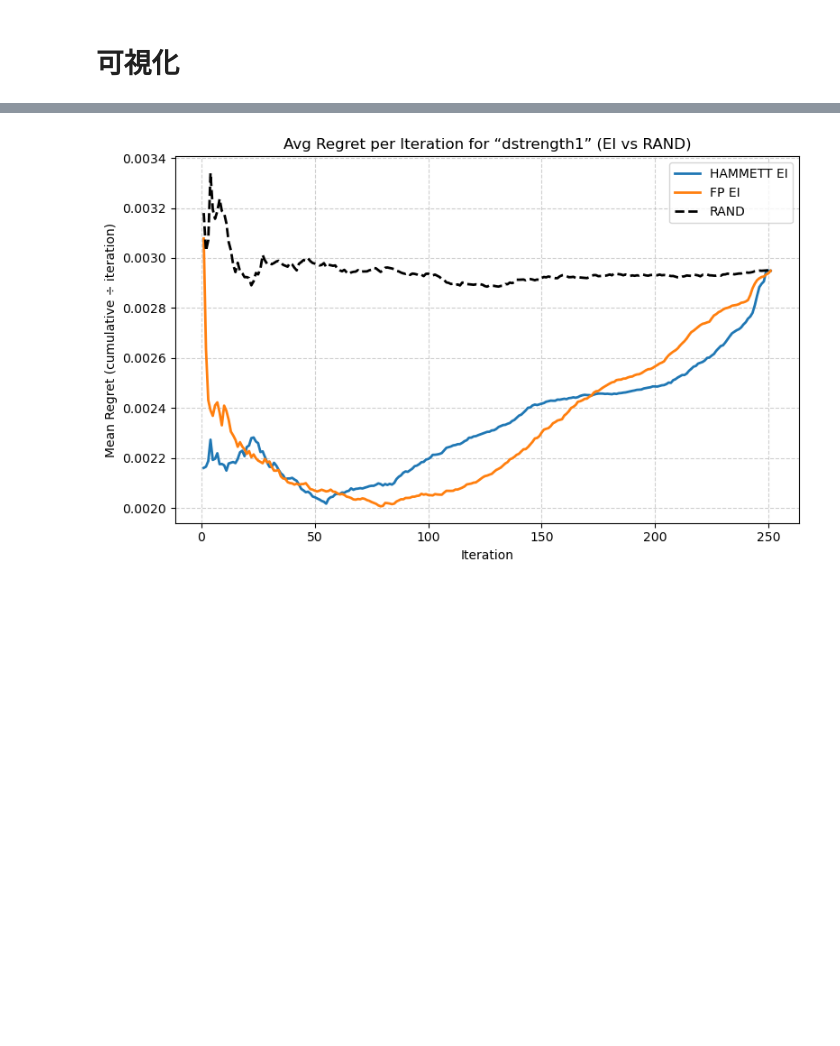
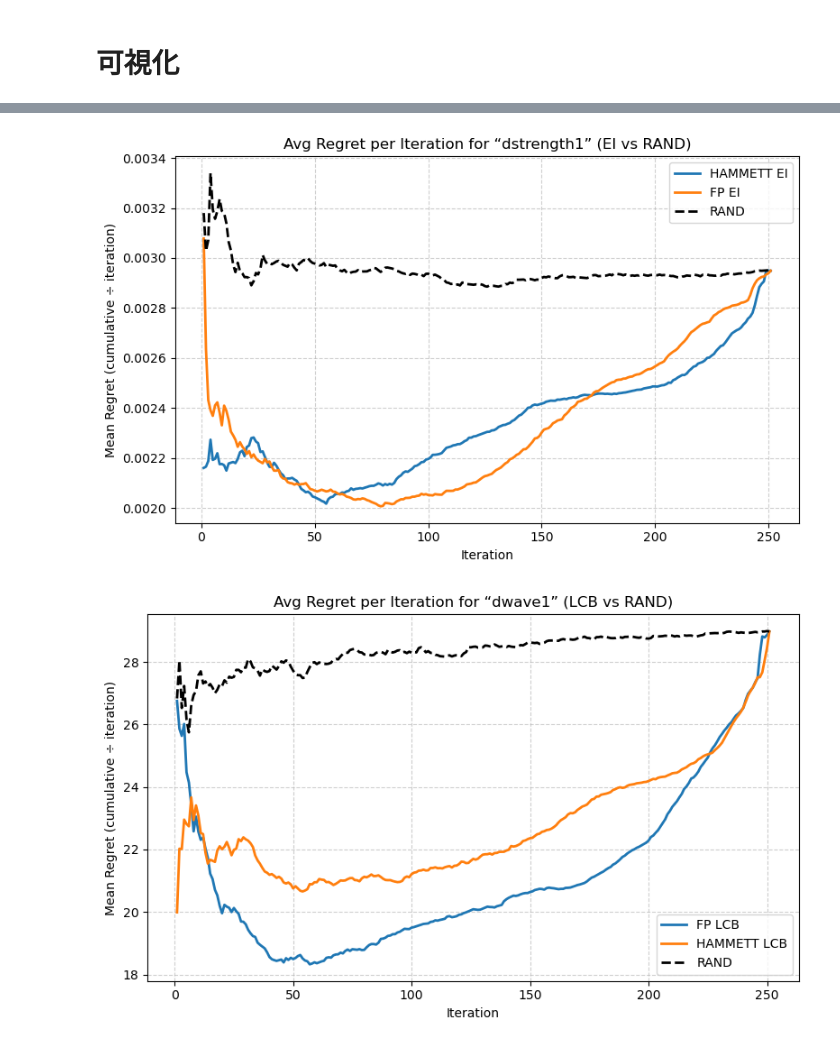
Before and after one commit to kakeru-watanabe06/BO_FP_Hammett_SL, a Jupyter notebook: FP_BO.ipynb/FP_BOのコピー.ipynb, the cells around one changed output, grey strips where cells are left out. Saved outputs shown, nothing was run; the diff lists cells and outputs as text; code cells hidden in the pictures; blank space fills up the shorter version.

```diff
--- a/FP_BO.ipynb/FP_BOのコピー.ipynb
+++ b/FP_BO.ipynb/FP_BOのコピー.ipynb
@@ -995,30 +1009,33 @@ def plot_avg_regret_per_obj_with_rand(regret_results):
                 avg_regret = df[obj] / df.index
                 plt.plot(df.index, avg_regret,
                          label=f"{desc.upper()} {method.upper()}",
                          linewidth=2)
             # RAND baseline
             rand_avg = rand_avg_cum[obj] / rand_avg_cum.index
             plt.plot(rand_avg.index, rand_avg.values,
                      linestyle='--', color='black', label='RAND', linewidth=2)
 
             plt.title(f"Avg Regret per Iteration for “{obj}” ({method.upper()} vs RAND)")
             plt.xlabel("Iteration")
             plt.ylabel("Mean Regret (cumulative ÷ iteration)")
             plt.legend()
             plt.grid(True, linestyle='--', alpha=0.6)
             plt.tight_layout()
             plt.show()
 
 
 
 regret_by_method = load_regret_by_method(file_initials)
+regret_by_method_LCB_dim = load_regret_by_method(file_initials_LCB_dim)
 # plot_regret_by_method(regret_by_method)
 # plot_avg_regret_per_iter_by_method(regret_by_method)
 # plot_avg_regret_per_obj_by_method(regret_by_method)
 # plot_avg_regret_with_rand(regret_by_method)
 plot_avg_regret_per_obj_with_rand(regret_by_method)
+plot_avg_regret_per_obj_with_rand(regret_by_method_LCB_dim)
 # %% [output]
 [figure]
 [figure]
 [figure]
 [figure]
+[figure, added]
```
Also changed, not shown: parts of 3 cells of this notebook, 1 other file.
